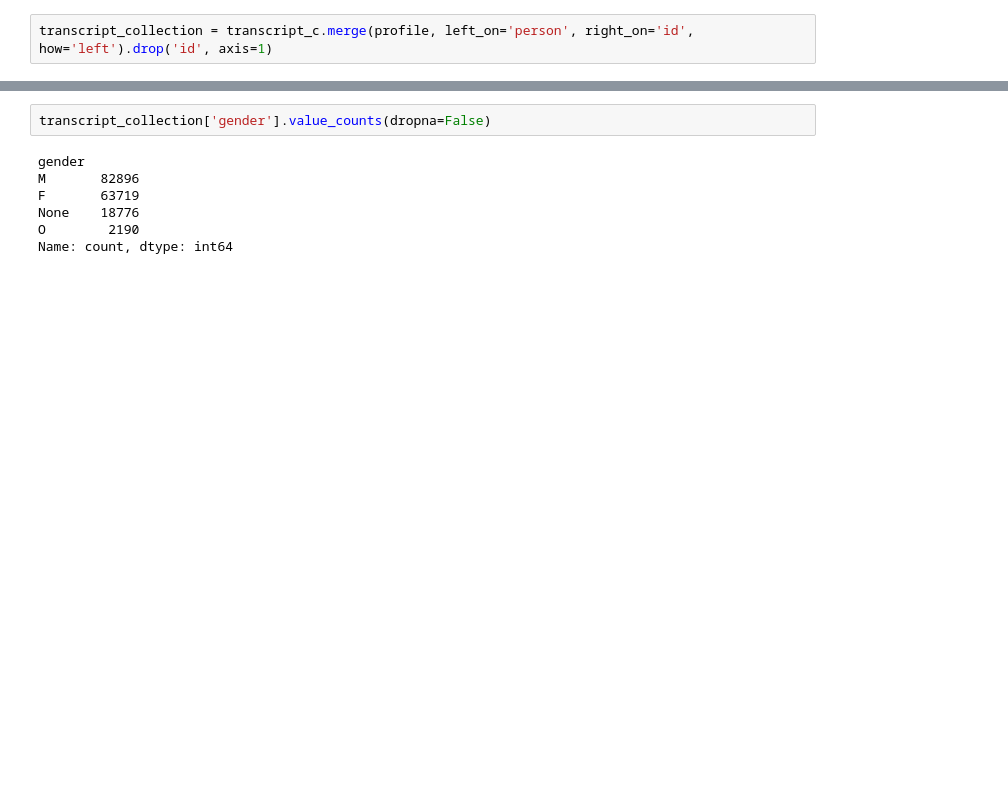
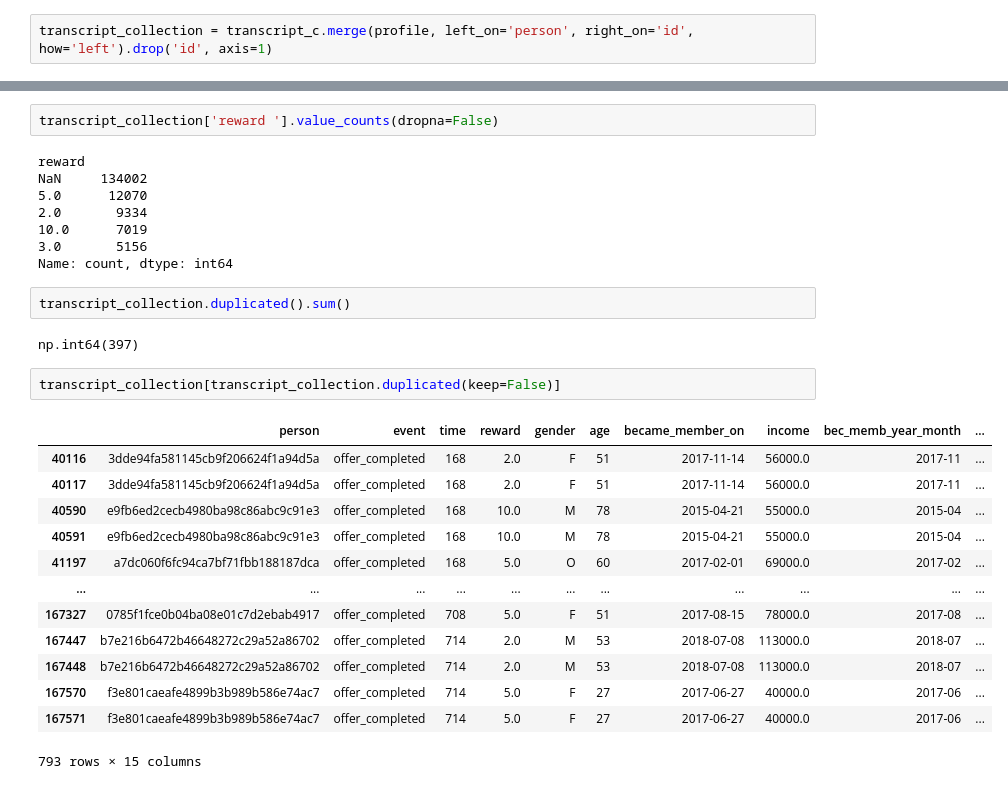
Before and after one commit to Niltonjuniorphd/Starbucks_project, a Jupyter notebook: Starbucks_Capstone_notebook_b.ipynb, the cells around one changed output, grey strips where cells are left out. Drawn from its saved outputs; the diff is of its cells as text; blank space fills up the shorter version.

```diff
--- a/Starbucks_Capstone_notebook_b.ipynb
+++ b/Starbucks_Capstone_notebook_b.ipynb
@@ -368,9 +389,30 @@ memory usage: 20.5+ MB
 # %%
-transcript_collection['gender'].value_counts(dropna=False)
+transcript_collection['reward '].value_counts(dropna=False)
 # %% [output]
-gender
-M       82896
-F       63719
-None    18776
-O        2190
+reward
+NaN     134002
+5.0      12070
+2.0       9334
+10.0      7019
+3.0       5156
 Name: count, dtype: int64
+# %%
+transcript_collection.duplicated().sum()
+# %% [output]
+np.int64(397)
+# %%
+transcript_collection[transcript_collection.duplicated(keep=False)]
+# %% [output]
+|  | person | event | time | reward | gender | age | became_member_on | income | bec_memb_year_month | ... |
+| 40116 | 3dde94fa581145cb9f206624f1a94d5a | offer_completed | 168 | 2.0 | F | 51 | 2017-11-14 | 56000.0 | 2017-11 | ... |
+| 40117 | 3dde94fa581145cb9f206624f1a94d5a | offer_completed | 168 | 2.0 | F | 51 | 2017-11-14 | 56000.0 | 2017-11 | ... |
+| 40590 | e9fb6ed2cecb4980ba98c86abc9c91e3 | offer_completed | 168 | 10.0 | M | 78 | 2015-04-21 | 55000.0 | 2015-04 | ... |
+| 40591 | e9fb6ed2cecb4980ba98c86abc9c91e3 | offer_completed | 168 | 10.0 | M | 78 | 2015-04-21 | 55000.0 | 2015-04 | ... |
+| 41197 | a7dc060f6fc94ca7bf71fbb188187dca | offer_completed | 168 | 5.0 | O | 60 | 2017-02-01 | 69000.0 | 2017-02 | ... |
+| ... | ... | ... | ... | ... | ... | ... | ... | ... | ... | ... |
+| 167327 | 0785f1fce0b04ba08e01c7d2ebab4917 | offer_completed | 708 | 5.0 | F | 51 | 2017-08-15 | 78000.0 | 2017-08 | ... |
+| 167447 | b7e216b6472b46648272c29a52a86702 | offer_completed | 714 | 2.0 | M | 53 | 2018-07-08 | 113000.0 | 2018-07 | ... |
+| 167448 | b7e216b6472b46648272c29a52a86702 | offer_completed | 714 | 2.0 | M | 53 | 2018-07-08 | 113000.0 | 2018-07 | ... |
+| 167570 | f3e801caeafe4899b3b989b586e74ac7 | offer_completed | 714 | 5.0 | F | 27 | 2017-06-27 | 40000.0 | 2017-06 | ... |
+| 167571 | f3e801caeafe4899b3b989b586e74ac7 | offer_completed | 714 | 5.0 | F | 27 | 2017-06-27 | 40000.0 | 2017-06 | ... |
+793 rows × 15 columns
```
Also changed, not shown: parts of 23 cells of this notebook, 2 other files.
